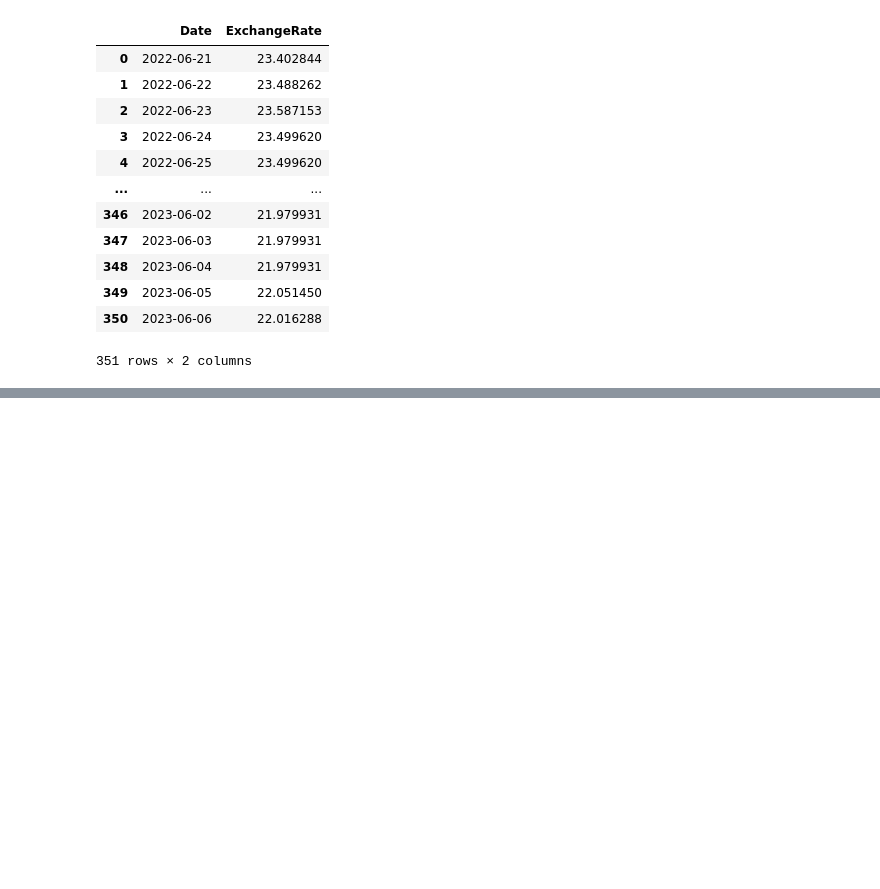
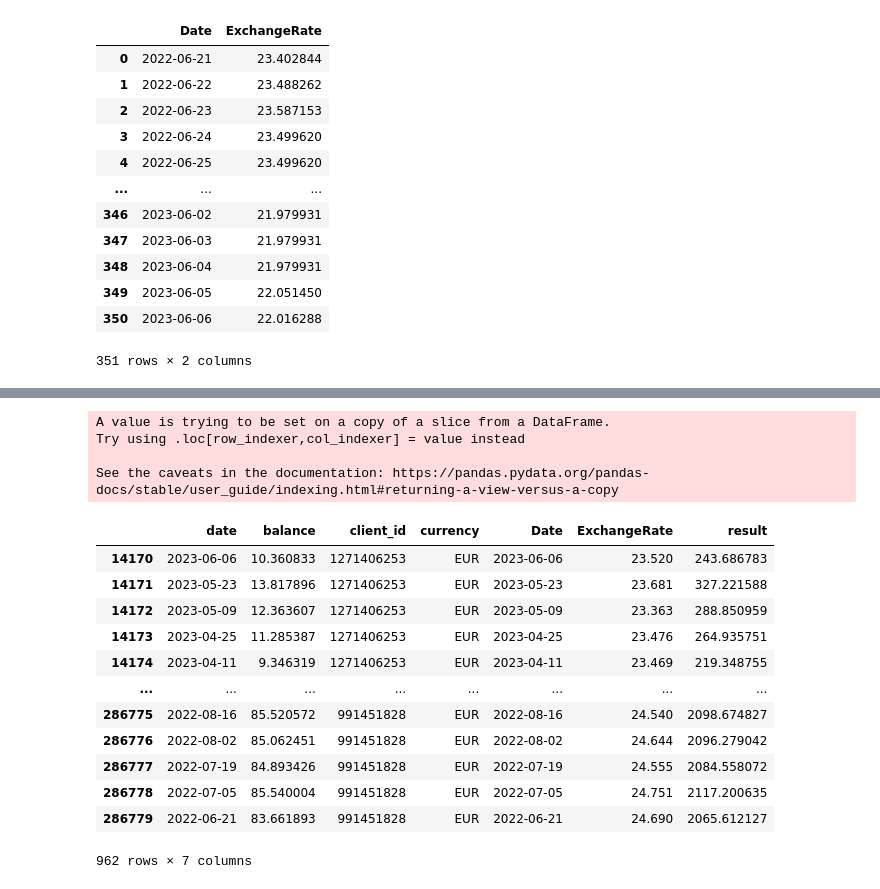
Before and after one commit to danielapinkasova/case_study, a Jupyter notebook: Vojta.ipynb, the cells around one changed output, grey strips where cells are left out. Cells and saved outputs as stored; diff of their text form; code cells hidden in the pictures; blank space fills up the shorter version.

Commit message:
ready data

```diff
--- a/Vojta.ipynb
+++ b/Vojta.ipynb
@@ -382,3 +356,6 @@ df_usd
 | 349 | 2023-06-05 | 22.051450 |
 | 350 | 2023-06-06 | 22.016288 |
 351 rows × 2 columns
+# %%
+balances['date'] = pd.to_datetime(balances['date']).dt.date
+balances
@@ -384,0 +392,3 @@ df_usd
+# %%
+df_eur['date'] = pd.to_datetime(df_eur['Date']).dt.date
+df_eur
@@ -384,0 +409,6 @@ df_usd
+# %%
+
+merged_df = pd.merge(balances, df_eur, on='date', how='left')
+
+# Print the resulting merged DataFrame
+print(merged_df)
@@ -384,0 +430,25 @@ df_usd
+# %%
+# Filter rows where 'currency' is 'EUR'
+eur_df = merged_df[merged_df['currency'] == 'EUR']
+
+# Multiply 'ExchangeRate' with 'balance' and create a new column 'result'
+eur_df['result'] = eur_df['ExchangeRate'] * eur_df['balance']
+eur_df
+# %% [output]
+A value is trying to be set on a copy of a slice from a DataFrame.
+Try using .loc[row_indexer,col_indexer] = value instead
+
+See the caveats in the documentation: https://pandas.pydata.org/pandas-docs/stable/user_guide/indexing.html#returning-a-view-versus-a-copy
+|  | date | balance | client_id | currency | Date | ExchangeRate | result |
+| 14170 | 2023-06-06 | 10.360833 | 1271406253 | EUR | 2023-06-06 | 23.520 | 243.686783 |
+| 14171 | 2023-05-23 | 13.817896 | 1271406253 | EUR | 2023-05-23 | 23.681 | 327.221588 |
+| 14172 | 2023-05-09 | 12.363607 | 1271406253 | EUR | 2023-05-09 | 23.363 | 288.850959 |
+| 14173 | 2023-04-25 | 11.285387 | 1271406253 | EUR | 2023-04-25 | 23.476 | 264.935751 |
+| 14174 | 2023-04-11 | 9.346319 | 1271406253 | EUR | 2023-04-11 | 23.469 | 219.348755 |
+| ... | ... | ... | ... | ... | ... | ... | ... |
+| 286775 | 2022-08-16 | 85.520572 | 991451828 | EUR | 2022-08-16 | 24.540 | 2098.674827 |
+| 286776 | 2022-08-02 | 85.062451 | 991451828 | EUR | 2022-08-02 | 24.644 | 2096.279042 |
+| 286777 | 2022-07-19 | 84.893426 | 991451828 | EUR | 2022-07-19 | 24.555 | 2084.558072 |
+| 286778 | 2022-07-05 | 85.540004 | 991451828 | EUR | 2022-07-05 | 24.751 | 2117.200635 |
+| 286779 | 2022-06-21 | 83.661893 | 991451828 | EUR | 2022-06-21 | 24.690 | 2065.612127 |
+962 rows × 7 columns
```
Also changed, not shown: parts of 6 cells of this notebook.
